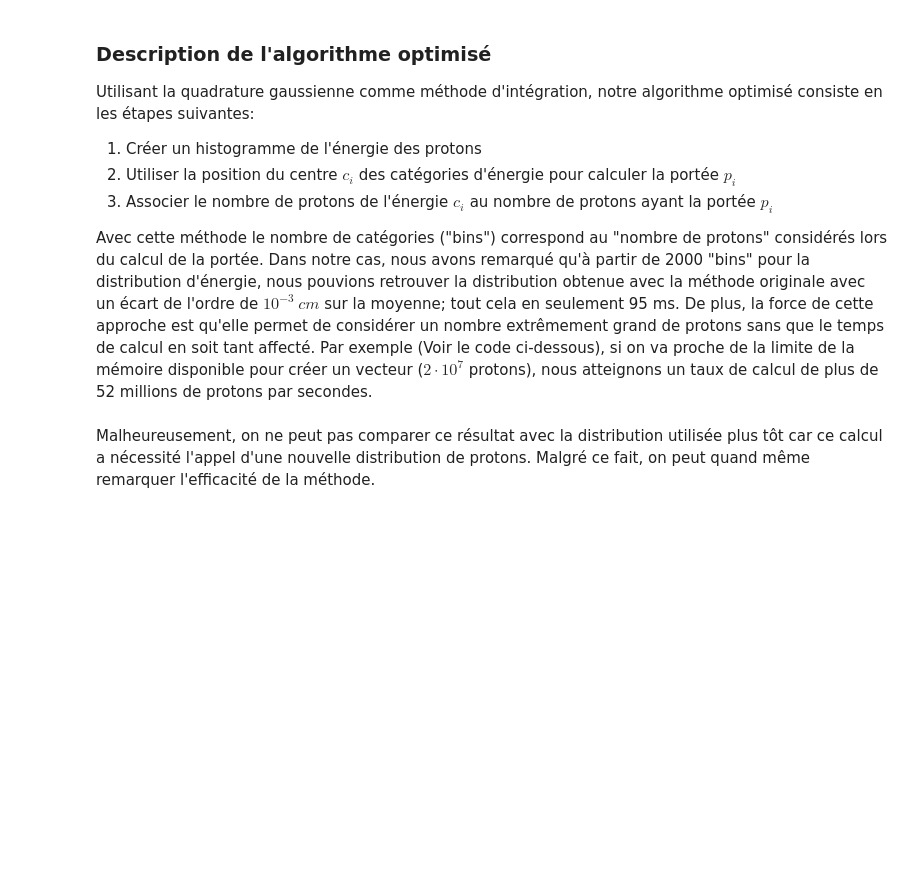
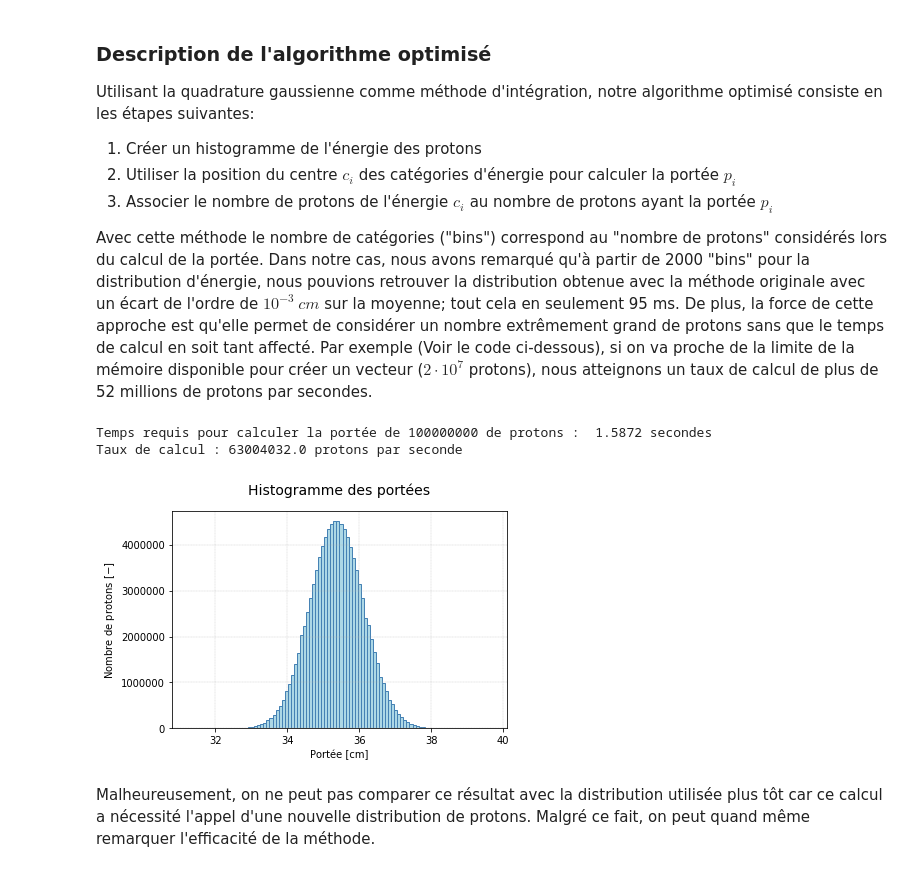
Before and after one commit to eliedl/Physique_numerique, a Jupyter notebook: TP1/TP1_total.ipynb, the cells around one changed output. Drawn from its saved outputs; the diff is of its cells as text; code cells hidden in the pictures; blank space fills up the shorter version.

```diff
--- a/TP1/TP1_total.ipynb
+++ b/TP1/TP1_total.ipynb
@@ -854,30 +895,34 @@ Avec cette méthode le nombre de catégories ("bins") correspond au "nombre de p
 # %%
 PUSH_THE_LIMIT = 100000000
 energie_lim = np.random.normal(240, 3, PUSH_THE_LIMIT)
 
 start_lim = timer()
 
 protons_lim = np.histogram(energie_lim, 2000)
 
 count_lim = protons_lim[0][np.nonzero(protons_lim[0])[0]]
 e_lim = protons_lim[1][np.nonzero(protons_lim[0])[0]]
 
 res = gauss_quad(15, e_lim)
 
 total = [count_lim, res]
 end_lim = timer()
 
 time_lim = np.round(end_lim - start_lim, 4)
 
 
 print("Temps requis pour calculer la portée de {} de protons : ".format(PUSH_THE_LIMIT), time_lim, "secondes")
 print("Taux de calcul : {} protons par seconde".format(np.round(PUSH_THE_LIMIT/time_lim)))
 plt.hist(total[1], weights=total[0], bins = 100, color='lightblue', edgecolor='steelblue')
 plt.title('Histogramme des portées', y=1.05, fontsize=14)
 plt.ylabel('Nombre de protons $[-]$')
 plt.xlabel('Portée [cm]')
-
+plt.grid('True', which='Major', ls='--', linewidth=0.3)
 plt.show()
+# %% [output]
+Temps requis pour calculer la portée de 100000000 de protons :  1.5872 secondes
+Taux de calcul : 63004032.0 protons par seconde
+[figure, added]
 # %% [markdown]
 Malheureusement, on ne peut pas comparer ce résultat avec la distribution utilisée plus tôt car ce calcul a nécessité l'appel d'une nouvelle distribution de protons. Malgré ce fait, on peut quand même remarquer l'efficacité de la méthode.
 # %% [markdown]
```
Also changed, not shown: parts of 15 cells of this notebook.
